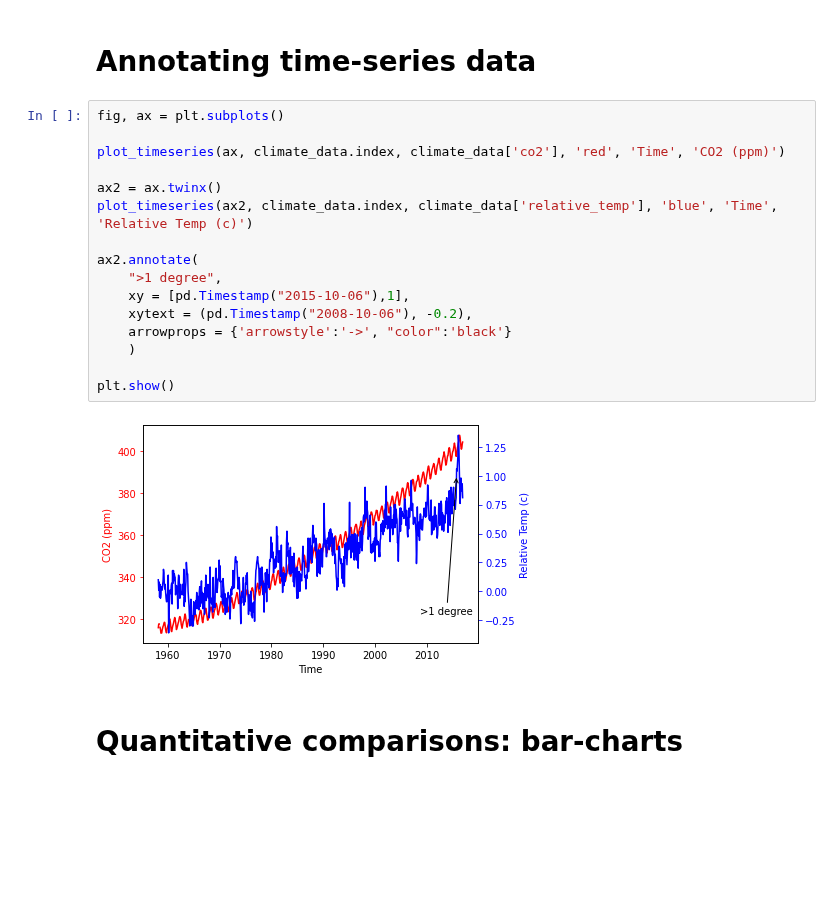
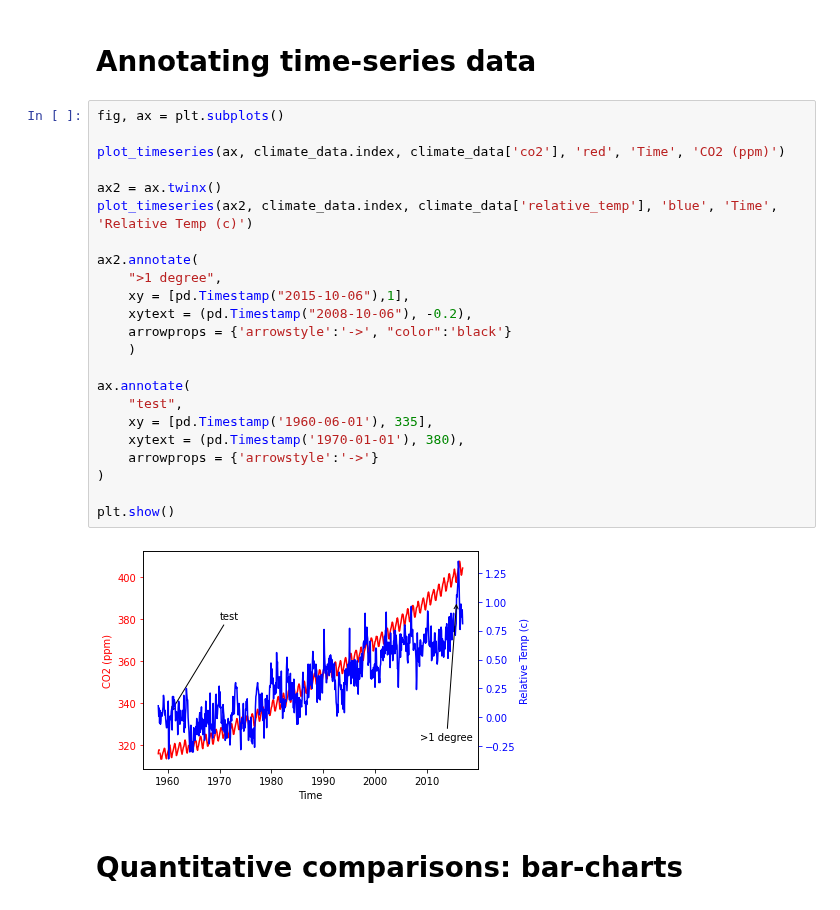
Before and after one commit to Jose-Servin/DataCamp, a Jupyter notebook: Courses/Intro_Matplotlib/all_about_matplotlib.ipynb, the cells around one changed output. Saved outputs shown, nothing was run; the diff lists cells and outputs as text; blank space fills up the shorter version.

```diff
--- a/Courses/Intro_Matplotlib/all_about_matplotlib.ipynb
+++ b/Courses/Intro_Matplotlib/all_about_matplotlib.ipynb
@@ -505,21 +507,28 @@ plt.show()
 # %%
 fig, ax = plt.subplots()
 
 plot_timeseries(ax, climate_data.index, climate_data['co2'], 'red', 'Time', 'CO2 (ppm)')
 
 ax2 = ax.twinx()
 plot_timeseries(ax2, climate_data.index, climate_data['relative_temp'], 'blue', 'Time', 'Relative Temp (c)')
 
 ax2.annotate(
     ">1 degree",
     xy = [pd.Timestamp("2015-10-06"),1],
     xytext = (pd.Timestamp("2008-10-06"), -0.2),
     arrowprops = {'arrowstyle':'->', "color":'black'}
     )
 
+ax.annotate(
+    "test",
+    xy = [pd.Timestamp('1960-06-01'), 335],
+    xytext = (pd.Timestamp('1970-01-01'), 380),
+    arrowprops = {'arrowstyle':'->'}
+)
+
 plt.show()
 # %% [output]
-[figure, old version]
+[figure, new version]
 # %% [markdown]
 # Quantitative comparisons: bar-charts
 # %%
```
Also changed, not shown: parts of 24 cells of this notebook.
